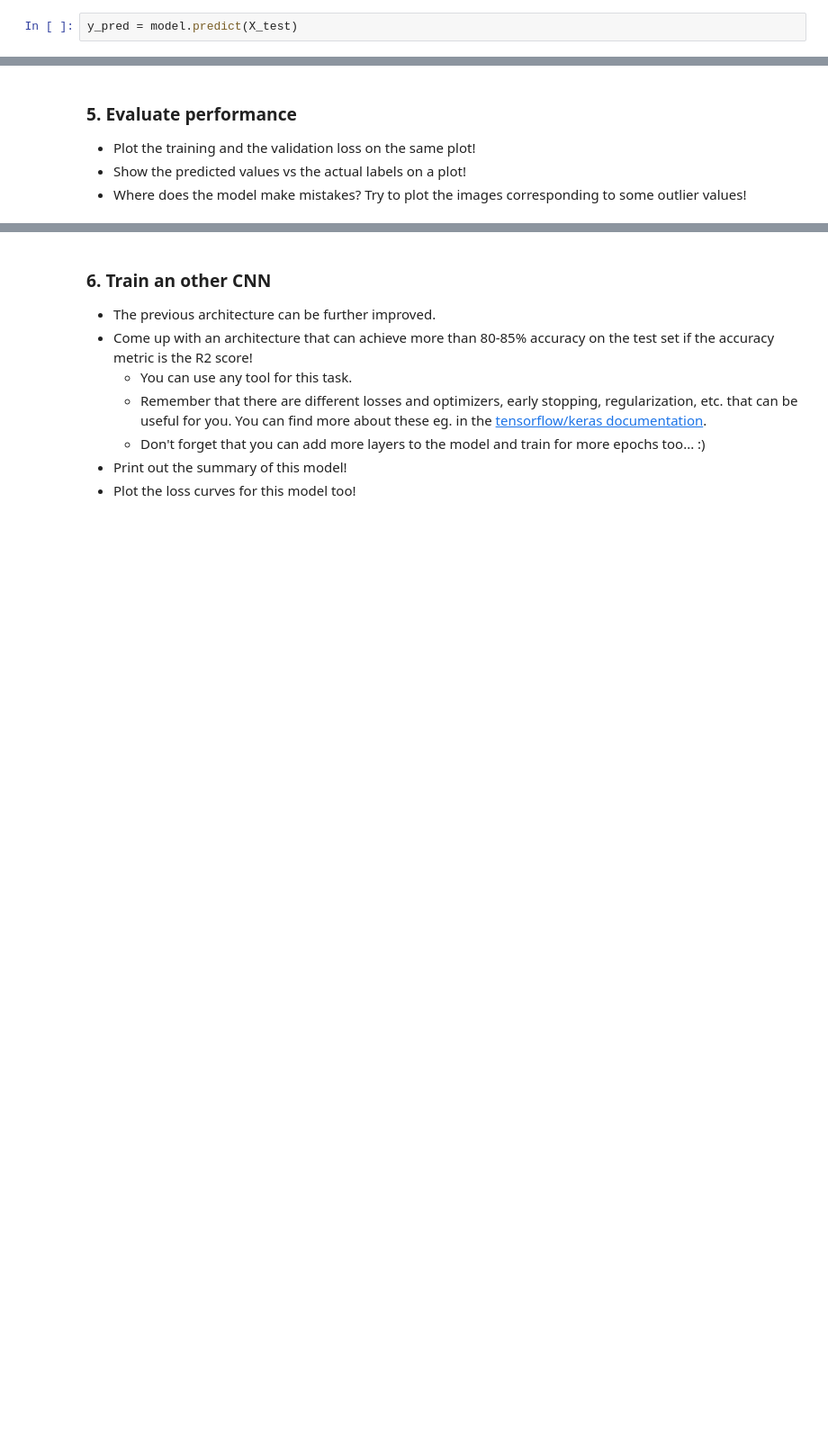
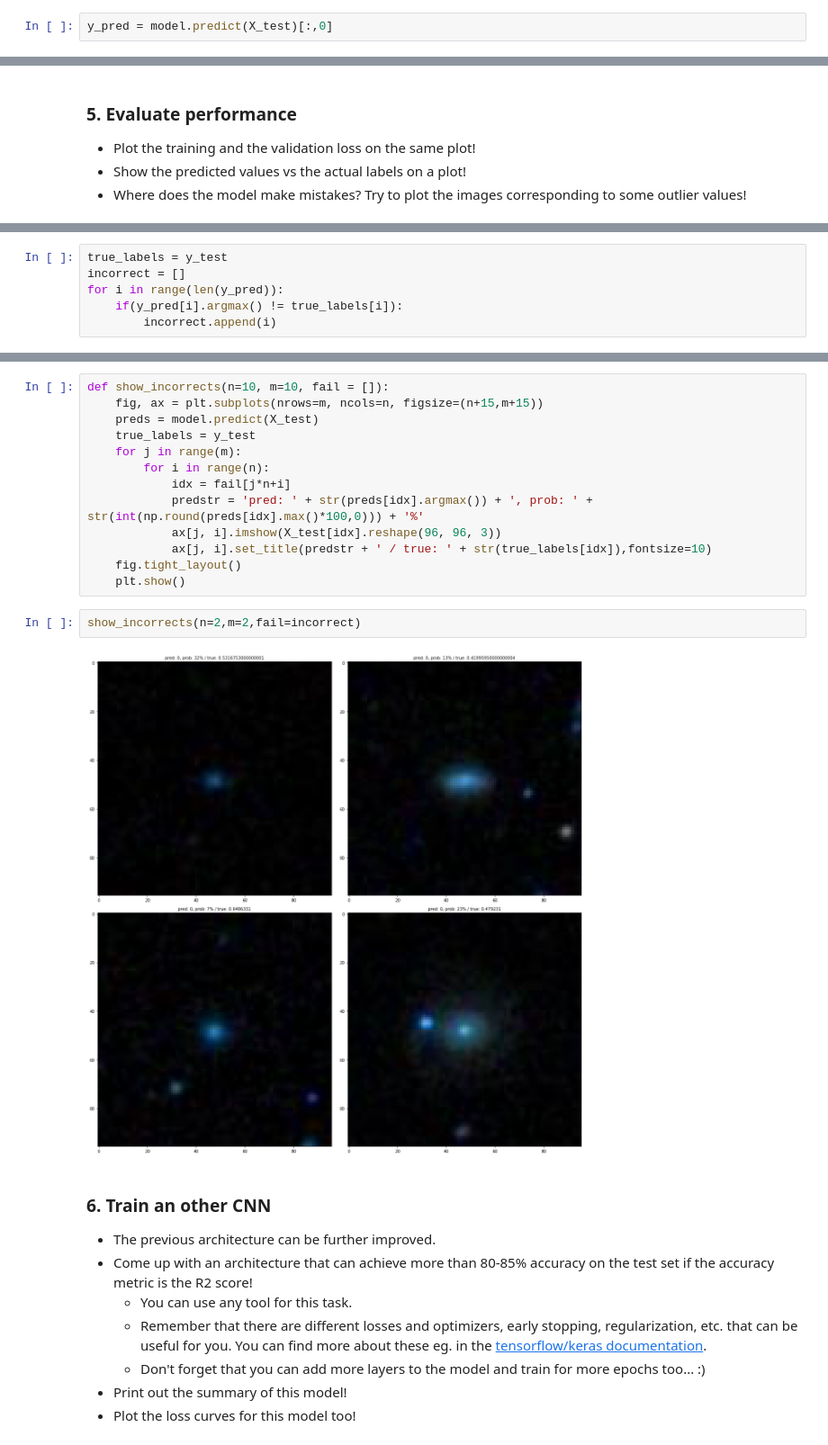
Before and after one commit to barnabasp/ML_Course, a Jupyter notebook: bporfy_lab_10_cnn.ipynb, the cells around one changed output, grey strips where cells are left out. Shown: that part at 90% size. Drawn from its saved outputs; the diff is of its cells as text; blank space fills up the shorter version.

```diff
--- a/bporfy_lab_10_cnn.ipynb
+++ b/bporfy_lab_10_cnn.ipynb
@@ -462,7 +462,7 @@ Trainable params: 70,305
 Non-trainable params: 512
 _________________________________________________________________
 # %%
-y_pred = model.predict(X_test)
+y_pred = model.predict(X_test)[:,0]
 # %%
 metrics.r2_score(y_test, y_pred)
 # %% [output]
@@ -508,0 +496,6 @@ ValueError: ignored
+# %%
+true_labels = y_test
+incorrect = []
+for i in range(len(y_pred)):
+    if(y_pred[i].argmax() != true_labels[i]):
+        incorrect.append(i)
@@ -509,3 +507,20 @@ ValueError: ignored
+# %%
+def show_incorrects(n=10, m=10, fail = []):
+    fig, ax = plt.subplots(nrows=m, ncols=n, figsize=(n+15,m+15))
+    preds = model.predict(X_test)
+    true_labels = y_test
+    for j in range(m):
+        for i in range(n):
+            idx = fail[j*n+i]
+            predstr = 'pred: ' + str(preds[idx].argmax()) + ', prob: ' + str(int(np.round(preds[idx].max()*100,0))) + '%'
+            ax[j, i].imshow(X_test[idx].reshape(96, 96, 3))
+            ax[j, i].set_title(predstr + ' / true: ' + str(true_labels[idx]),fontsize=10)
+    fig.tight_layout()
+    plt.show()
+# %%
+show_incorrects(n=2,m=2,fail=incorrect)
+# %% [output]
+[figure, added]
 # %% [markdown]
 ### 6. Train an other CNN
 
```
Also changed, not shown: parts of 5 cells of this notebook.
